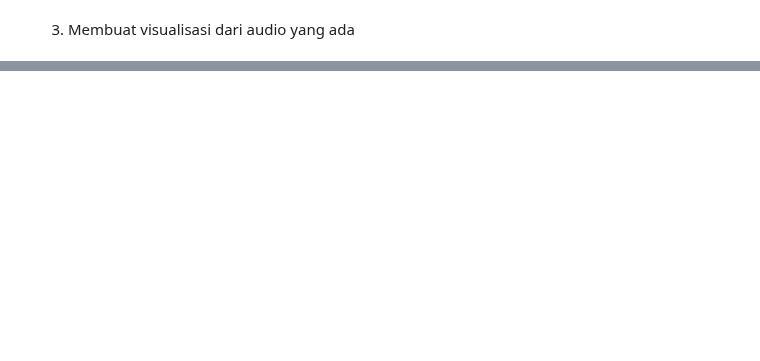
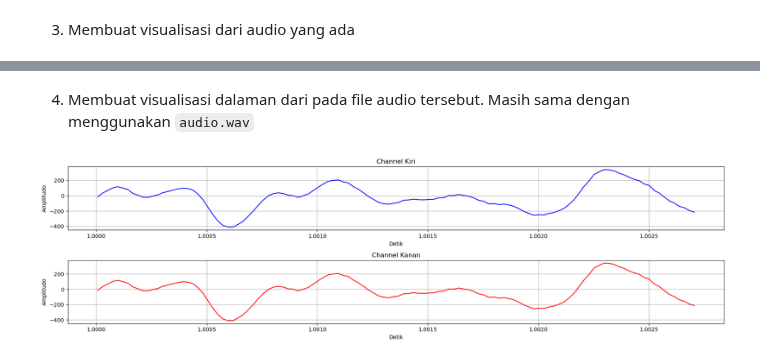
Before and after one commit to kevinsimorangkir21/Digital-Signal-Processing, a Jupyter notebook: 121140150_HO 1.ipynb, the cells around one changed output, grey strips where cells are left out. Saved outputs shown, nothing was run; the diff lists cells and outputs as text; code cells hidden in the pictures; blank space fills up the shorter version.

```diff
--- a/121140150_HO 1.ipynb
+++ b/121140150_HO 1.ipynb
@@ -92,0 +115,18 @@ plt.show() #menampilkan plot
+# %% [markdown]
+4. Membuat visualisasi dalaman dari pada file audio tersebut. Masih sama dengan menggunakan `audio.wav`
+# %%
+ax, fig= plt.subplots(2, 1, figsize=(18, 5)) #membuat plot
+fig[0].plot(sumbu_waktu[44100:44220], audio_kiri[44100:44220], color="blue", label="left")  # plot channel kiri
+fig[0].set_title("Channel Kiri") #judul plot
+fig[0].set_xlabel("Detik") #label x
+fig[0].set_ylabel("Amplitudo") #label y
+fig[0].grid()  # menambahkan grid
+fig[1].plot(sumbu_waktu[44100:44220], audio_kanan[44100:44220], color="red", label="right")  # plot channel kanan
+fig[1].set_title("Channel Kanan") #judul plot
+fig[1].set_xlabel("Detik") #label x
+fig[1].set_ylabel("Amplitudo") #label y
+fig[1].grid() #menambahkan grid
+plt.tight_layout() #plot rapi
+plt.show() #menampilkan plot
+# %% [output]
+[figure, added]
```
Also changed, not shown: parts of 7 cells of this notebook.
